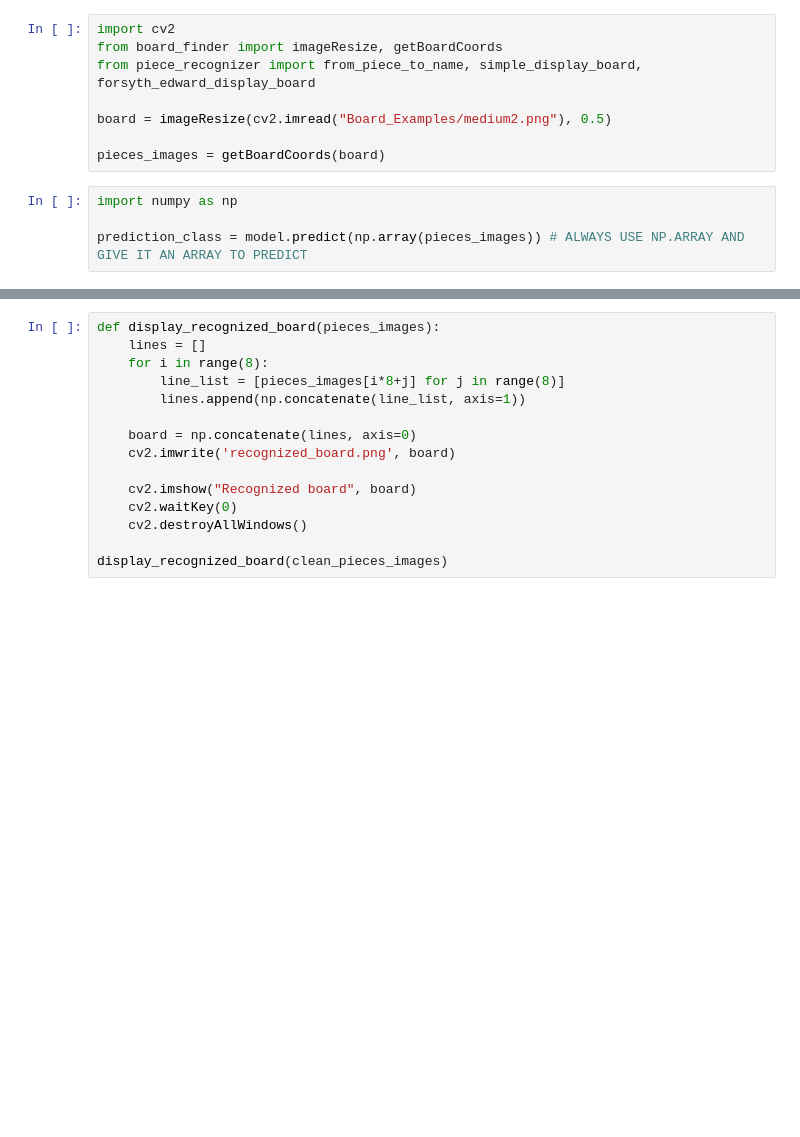
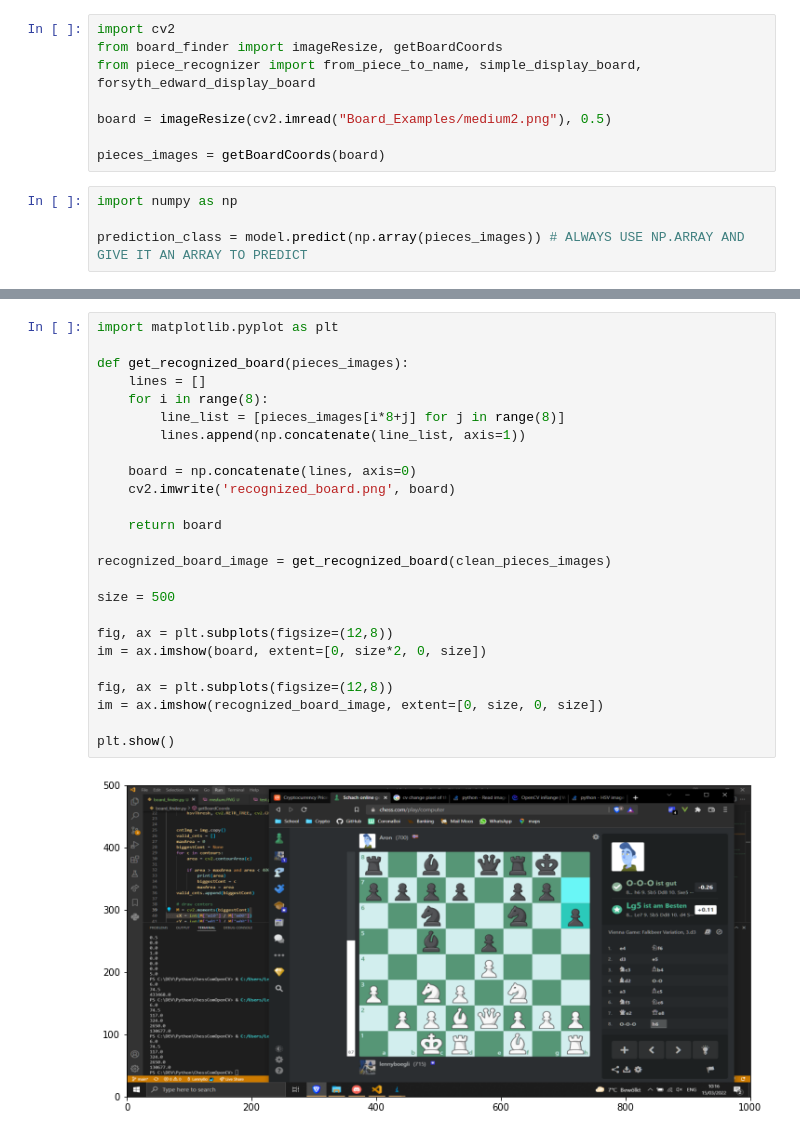
Before and after one commit to Reeezer/Chessboard-recognizer, a Jupyter notebook: ModelExaminer.ipynb, the cells around one changed output, grey strips where cells are left out. Cells and saved outputs as stored; diff of their text form; blank space fills up the shorter version.

```diff
--- a/ModelExaminer.ipynb
+++ b/ModelExaminer.ipynb
@@ -72,15 +72,27 @@ r1b1KrK1/pppp1pp1/2n2n1q/2b1p3/4P3/P1NK1N2/1PPBQPPP/2KR1K1R
 # %%
-def display_recognized_board(pieces_images):
+import matplotlib.pyplot as plt
+
+def get_recognized_board(pieces_images):
     lines = []
     for i in range(8):
         line_list = [pieces_images[i*8+j] for j in range(8)]
         lines.append(np.concatenate(line_list, axis=1))
 
     board = np.concatenate(lines, axis=0)
     cv2.imwrite('recognized_board.png', board)
 
-    cv2.imshow("Recognized board", board)
-    cv2.waitKey(0)
-    cv2.destroyAllWindows()
+    return board
 
-display_recognized_board(clean_pieces_images)
+recognized_board_image = get_recognized_board(clean_pieces_images)
+
+size = 500
+
+fig, ax = plt.subplots(figsize=(12,8))
+im = ax.imshow(board, extent=[0, size*2, 0, size])
+
+fig, ax = plt.subplots(figsize=(12,8))
+im = ax.imshow(recognized_board_image, extent=[0, size, 0, size])
+
+plt.show()
+# %% [output]
+[figure, added]
```
Also changed, not shown: parts of 2 cells of this notebook, 10 other files.
